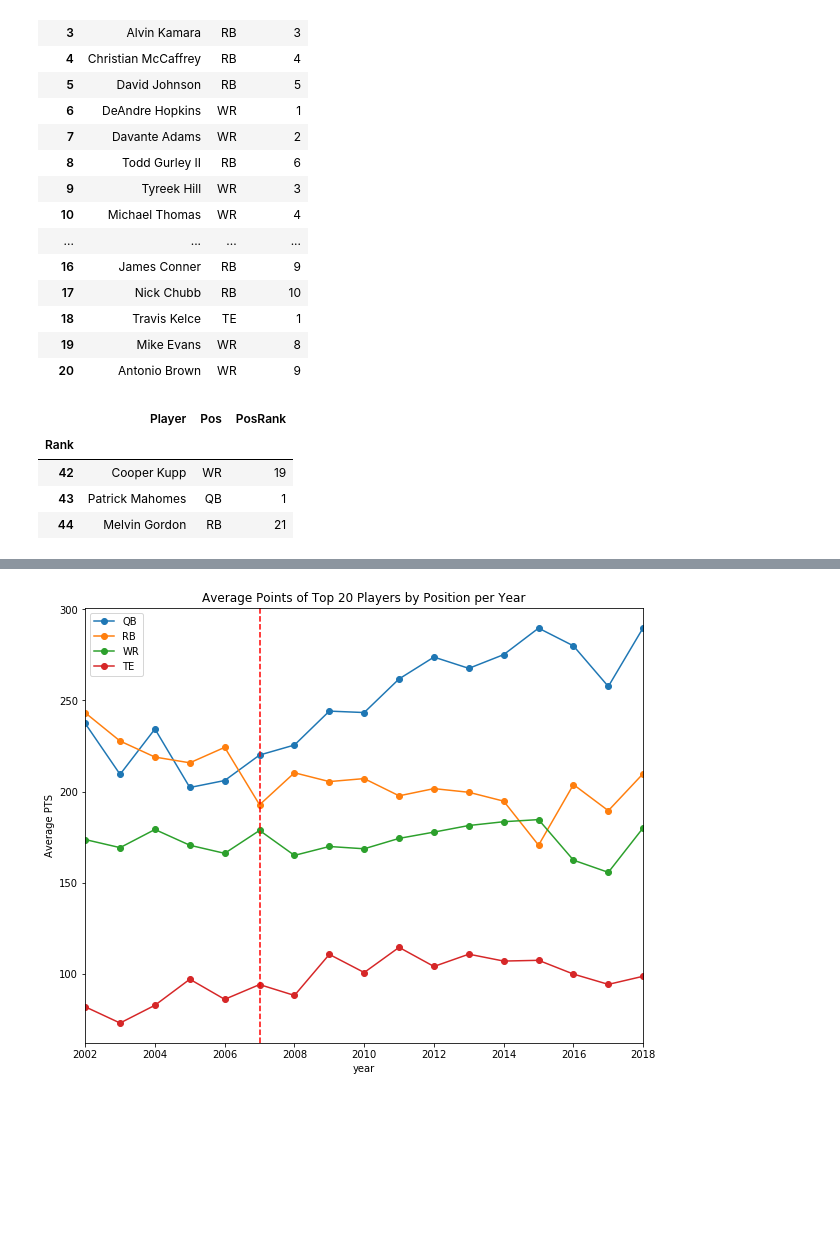
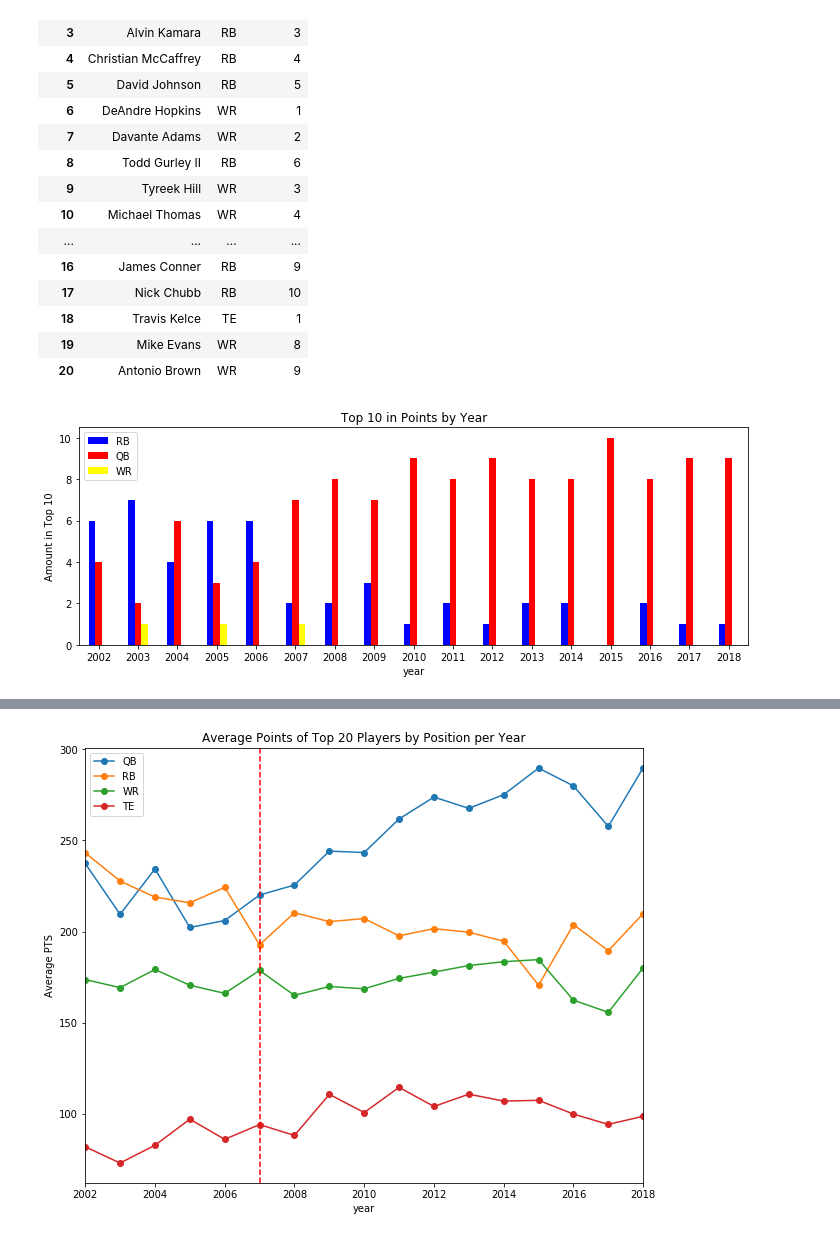
Before and after one commit to jlwalsh13/Capstone_1, a Jupyter notebook: fantasy_project.ipynb, the cells around one changed output, grey strips where cells are left out. Drawn from its saved outputs; the diff is of its cells as text; code cells hidden in the pictures; blank space fills up the shorter version.

```diff
--- a/fantasy_project.ipynb
+++ b/fantasy_project.ipynb
@@ -36,15 +35,0 @@ for i in ind:
-# %%
-TOP10 = []
-
-for year in range(2002, 2019):
-    df = ALL[ALL.YEAR == year]
-    TOP10.append(df.head(10).POS.value_counts())
-
-df = pd.DataFrame(TOP10).fillna(0)
-df.index = ALL.YEAR.unique()[::-1]
-
-df.plot(kind='bar', color=['blue', 'red', 'yellow'], figsize=(12,4), rot=0)
-plt.xlabel('year')
-plt.ylabel('# in Top 10')
-plt.title('Top 10 in Points per Year')
-plt.show()
@@ -73,11 +56,20 @@ projections_2019[:20]
 | 18 | Travis Kelce | TE | 1 |
 | 19 | Mike Evans | WR | 8 |
 | 20 | Antonio Brown | WR | 9 |
-# %%
-projections_2019[41:44]
-# %% [output]
-|  | Player | Pos | PosRank |
-| Rank |  |  |  |
-| 42 | Cooper Kupp | WR | 19 |
-| 43 | Patrick Mahomes | QB | 1 |
-| 44 | Melvin Gordon | RB | 21 |
+# %%
+TOP10 = []
+
+for year in range(2002, 2019):
+    df = ALL[ALL.YEAR == year]
+    TOP10.append(df.head(10).POS.value_counts())
+
+df = pd.DataFrame(TOP10).fillna(0)
+df.index = range(2002, 2019)
+
+df.plot(kind='bar', color=['blue', 'red', 'yellow'], figsize=(12,4), rot=0)
+plt.xlabel('year')
+plt.ylabel('Amount in Top 10')
+plt.title('Top 10 in Points by Year')
+plt.show()
+# %% [output]
+[figure, added]
```
Also changed, not shown: parts of 9 cells of this notebook.
